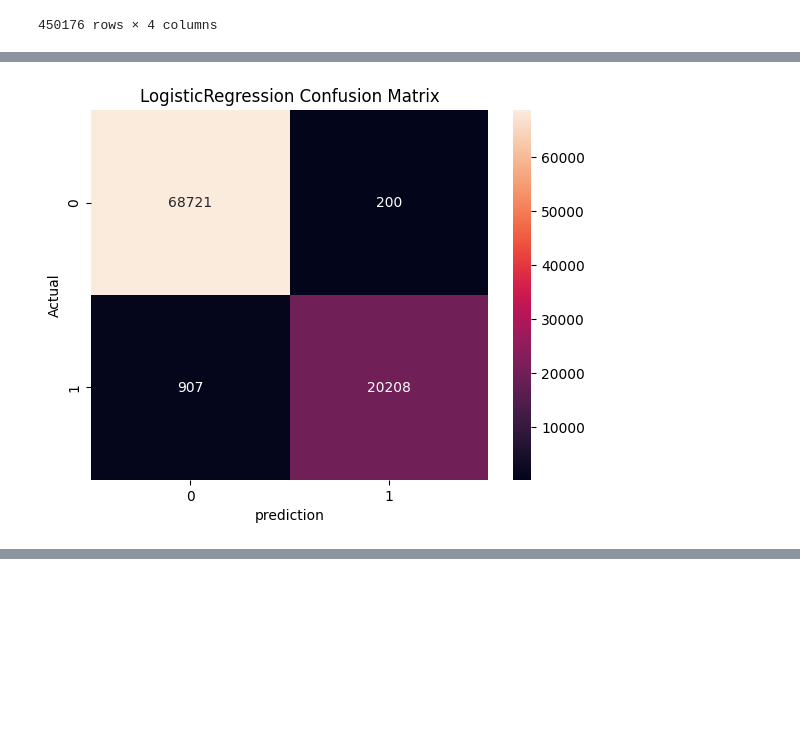
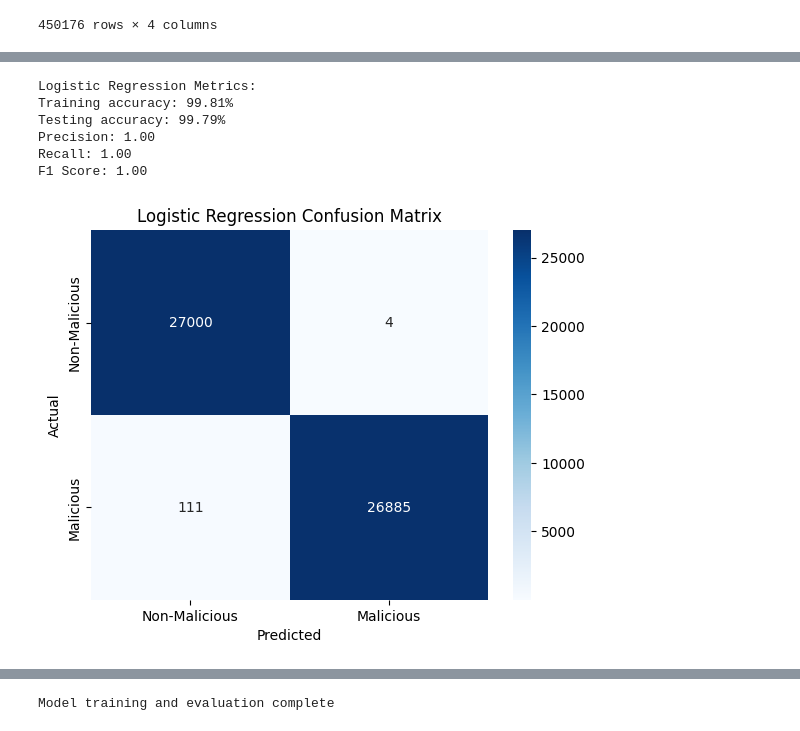
Before and after one commit to roy-asraf1/Identifying-malicious-addresses-by-deep-learning, a Jupyter notebook: cyberwork.ipynb, the cells around one changed output, grey strips where cells are left out. Saved outputs shown, nothing was run; the diff lists cells and outputs as text; code cells hidden in the pictures; blank space fills up the shorter version.

```diff
--- a/cyberwork.ipynb
+++ b/cyberwork.ipynb
@@ -265,3 +266,22 @@ df
+# %%
+
+
+#sw=list(set(stopwords.words("english")))
+df['clean_url']=df.url.astype(str)
+#df['clean_url']=df['clean_url'].apply(lambda x:" ".join([word for word in x.split() if word not in sw]))
+tok= RegexpTokenizer(r'[A-Za-z0-9]+')
+tok.tokenize(df.url[1])
+df.clean_url=df.clean_url.map(lambda x: tok.tokenize(x))
+#nltk.download('omw-1.4')
+wnl = WordNetLemmatizer()
+df['lem_url'] = df['clean_url'].map(lambda x: [wnl.lemmatize(word) for word in x])
+word_vectorizer = TfidfVectorizer(ngram_range=(1, 2), max_features=500)
+tfidf_features = word_vectorizer.fit_transform(df['lem_url'].astype(str))
+
+
+# Initialize CountVectorizer
+cv = CountVectorizer()
+count_features = cv.fit_transform(df['lem_url'].astype(str))
 # %%
 df
 # %% [output]
@@ -506,6 +343,45 @@ def get_accuracy(name, trained_model, x_train, y_train, x_test, y_test):
 # %%
 from sklearn.linear_model import LogisticRegression
+from sklearn.model_selection import train_test_split
+from sklearn.metrics import accuracy_score, precision_score, recall_score, f1_score, confusion_matrix
+from scipy.sparse import hstack
+import seaborn as sns
+import matplotlib.pyplot as plt
 
+# Split features and target variable
+y = df['label']
+X = df.drop(columns=['url', 'label'])  # drop non-numeric and target columns to isolate features
+
+# Define numerical features
+numerical_features = df[['uses_ip', 'count_digits', 'count_letters', 'length',
+                         'letter_digit_letter_count', 'digit_letter_digit_count',
+                         'has_suspicious_keywords', 'has_subdomains', 'numberDots',
+                         'numberHyphen', 'numberBackSlash', 'number_rate',
+                         'alphabet_entropy', 'starts_with_https']]
+
+# Concatenate features into a single feature matrix
+X = hstack([numerical_features.astype(float), tfidf_features, count_features])
+x_train, x_test, y_train, y_test = train_test_split(X, y, random_state=25, test_size=0.3, shuffle=True)
+
+# Train Logistic Regression model
 trained_clf_LogisticRegression = LogisticRegression().fit(x_train, y_train)
-get_accuracy('LogisticRegression',trained_clf_LogisticRegression,x_train, y_train, x_test, y_test)
+
+# Output metrics
+print("Logistic Regression Metrics:")
+print("Training accuracy: {:.2f}%".format(accuracy_score(y_train, trained_clf_LogisticRegression.predict(x_train)) * 100))
+print("Testing accuracy: {:.2f}%".format(accuracy_score(y_test, trained_clf_LogisticRegression.predict(x_test)) * 100))
+print("Precision: {:.2f}".format(precision_score(y_test, trained_clf_LogisticRegression.predict(x_test), average='weighted')))
+print("Recall: {:.2f}".format(recall_score(y_test, trained_clf_LogisticRegression.predict(x_test), average='weighted')))
+print("F1 Score: {:.2f}".format(f1_score(y_test, trained_clf_LogisticRegression.predict(x_test), average='weighted')))
+
+# Confusion matrix visualization
+cf_matrix = confusion_matrix(y_test, trained_clf_LogisticRegression.predict(x_test))
+sns.heatmap(cf_matrix, annot=True, fmt='d', cmap='Blues', xticklabels=['Non-Malicious', 'Malicious'], yticklabels=['Non-Malicious', 'Malicious'])
+plt.xlabel('Predicted')
+plt.ylabel('Actual')
+plt.title('Logistic Regression Confusion Matrix')
+plt.show()
+
+
+print("Model training and evaluation complete")
 # %% [output]
@@ -519 +395,7 @@ f1_score  :  0.9877049180327869
+Logistic Regression Metrics:
+Training accuracy: 99.81%
+Testing accuracy: 99.79%
+Precision: 1.00
+Recall: 1.00
+F1 Score: 1.00
-[figure, old version]
+[figure, new version]
@@ -536,0 +402 @@ weighted avg       0.99      0.99      0.99     90036
+Model training and evaluation complete
```
Also changed, not shown: parts of 20 cells of this notebook.
